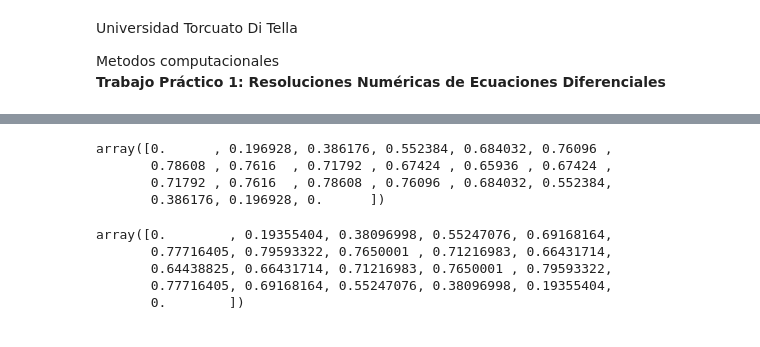
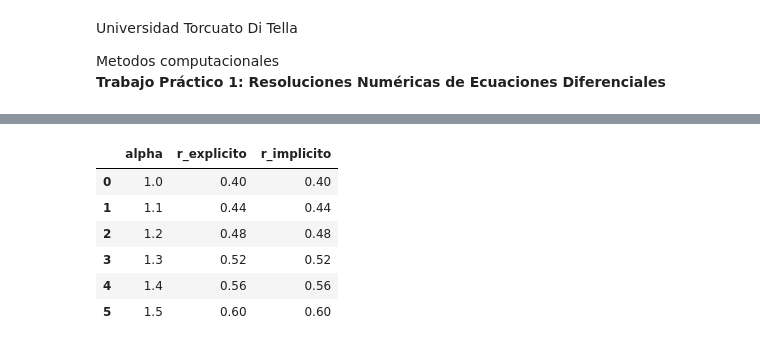
Before and after one commit to almui/TP1-EcuacionesDiferenciales-Metodos, a Jupyter notebook: EcuacionCalor.ipynb, the cells around one changed output, grey strips where cells are left out. Drawn from its saved outputs; the diff is of its cells as text; code cells hidden in the pictures.

```diff
--- a/EcuacionCalor.ipynb
+++ b/EcuacionCalor.ipynb
@@ -24,8 +24,8 @@ def condicion_inicial(x):
 
 
 def e_c_metodoexplicito(alpha, funcion, dx, dt, T):
-    N  = int(round(1.0/dx))
-    M = int(round(T/dt))
+    N  = int(round(1.0/dx)) # N son las columnas
+    M = int(round(T/dt)) # M son las filas
     x = np.arange(0, 1+dx, dx, dtype = float)
     t = np.arange(0, T+dt, dt, dtype = float)
     matriz_u = np.zeros((M+1, N+1), dtype = float)
@@ -46,7 +46,7 @@ def e_c_metodoexplicito(alpha, funcion, dx, dt, T):
         x_vec = matriz_u[n, 1:N] #b es la fila i seleccionando todos los elementos excepto el primer elmento  y el ultimo por las condiciones de borde
         b = A.dot(x_vec)
         matriz_u[n+1, 1:N] = b
-    return matriz_u, x, t, y
+    return matriz_u, x, t, y, r
 
 def e_c_metodoimplicito(alpha, funcion, dx, dt, T):
     N  = int(round(1.0/dx))
@@ -73,21 +73,21 @@ def e_c_metodoimplicito(alpha, funcion, dx, dt, T):
         u_interior = np.linalg.solve(A, b) #resuelve la ecuacion lineal
         matriz_u[n+1, 1:N] = u_interior
 
-    return matriz_u, x, t,y
+    return matriz_u, x, t,y,r
 # %%
 alpha = 1.0
 dx    = 0.05
 dt    = 0.001
 T     = 0.1
 
-U_e, x_e, t_e, y_e = e_c_metodoexplicito(alpha, condicion_inicial, dx, dt, T)
-U_i, x_i, t_i, y_i= e_c_metodoimplicito(alpha, condicion_inicial, dx, dt, T)
+U_e, x_e, t_e, y_e, r_e = e_c_metodoexplicito(alpha, condicion_inicial, dx, dt, T)
+U_i, x_i, t_i, y_i, r_i= e_c_metodoimplicito(alpha, condicion_inicial, dx, dt, T)
 # %%
 from matplotlib.animation import FuncAnimation, PillowWriter
 
 def crear_gif(alpha, funcion, dx, dt, T, nombre_gif):
-    u_ex, x_e, t_e, y_e = e_c_metodoexplicito(alpha, funcion, dx, dt, T)
-    u_im, x_i, t_i, y_i= e_c_metodoimplicito(alpha, funcion, dx, dt, T)
+    u_ex, x_e, t_e, y_e, r = e_c_metodoexplicito(alpha, funcion, dx, dt, T)
+    u_im, x_i, t_i, y_i, r= e_c_metodoimplicito(alpha, funcion, dx, dt, T)
 
     fig, (ax1, ax2) = plt.subplots(1, 2, figsize=(12,4))
 
@@ -126,4 +126,11 @@ GIF guardado como metodo_ex_vs_im.gif
 [figure]
 # %%
-x_e
+df= pd.DataFrame(columns=["alpha", "r_explicito", "r_implicito"])
+t = np.arange(1.0, 2.1, 0.1, dtype = float)
+for i in [1.0,1.1,1.2, 1.3,1.4,1.5]:
+    U_e, x_e, t_e, y_e, r_e = e_c_metodoexplicito(i, condicion_inicial, dx, dt, T)
+    U_i, x_i, t_i, y_i, r_i= e_c_metodoimplicito(i, condicion_inicial, dx, dt, T)
+    crear_gif(i, condicion_inicial, dx, dt, T, f"{i}alpha_Implicito_Explicito_calor.gif")
+    datos = pd.DataFrame([{"alpha": i, "r_explicito":r_e, "r_implicito":r_i}])
+    df = pd.concat([df, datos], ignore_index=True)
 # %% [output]
@@ -132,15 +149,10 @@ array([0.  , 0.05, 0.1 , 0.15, 0.2 , 0.25, 0.3 , 0.35, 0.4 , 0.45, 0.5 ,
 # %%
-U_e[5, :]
+df
 # %% [output]
-array([0.      , 0.196928, 0.386176, 0.552384, 0.684032, 0.76096 ,
-       0.78608 , 0.7616  , 0.71792 , 0.67424 , 0.65936 , 0.67424 ,
-       0.71792 , 0.7616  , 0.78608 , 0.76096 , 0.684032, 0.552384,
-       0.386176, 0.196928, 0.      ])
+|  | alpha | r_explicito | r_implicito |
+| 0 | 1.0 | 0.40 | 0.40 |
+| 1 | 1.1 | 0.44 | 0.44 |
+| 2 | 1.2 | 0.48 | 0.48 |
+| 3 | 1.3 | 0.52 | 0.52 |
+| 4 | 1.4 | 0.56 | 0.56 |
+| 5 | 1.5 | 0.60 | 0.60 |
-# %%
-U_i[5, :]
-# %% [output]
-array([0.        , 0.19355404, 0.38096998, 0.55247076, 0.69168164,
-       0.77716405, 0.79593322, 0.7650001 , 0.71216983, 0.66431714,
-       0.64438825, 0.66431714, 0.71216983, 0.7650001 , 0.79593322,
-       0.77716405, 0.69168164, 0.55247076, 0.38096998, 0.19355404,
-       0.        ])
```
Also changed, not shown: parts of 2 cells of this notebook, 16 other files.
